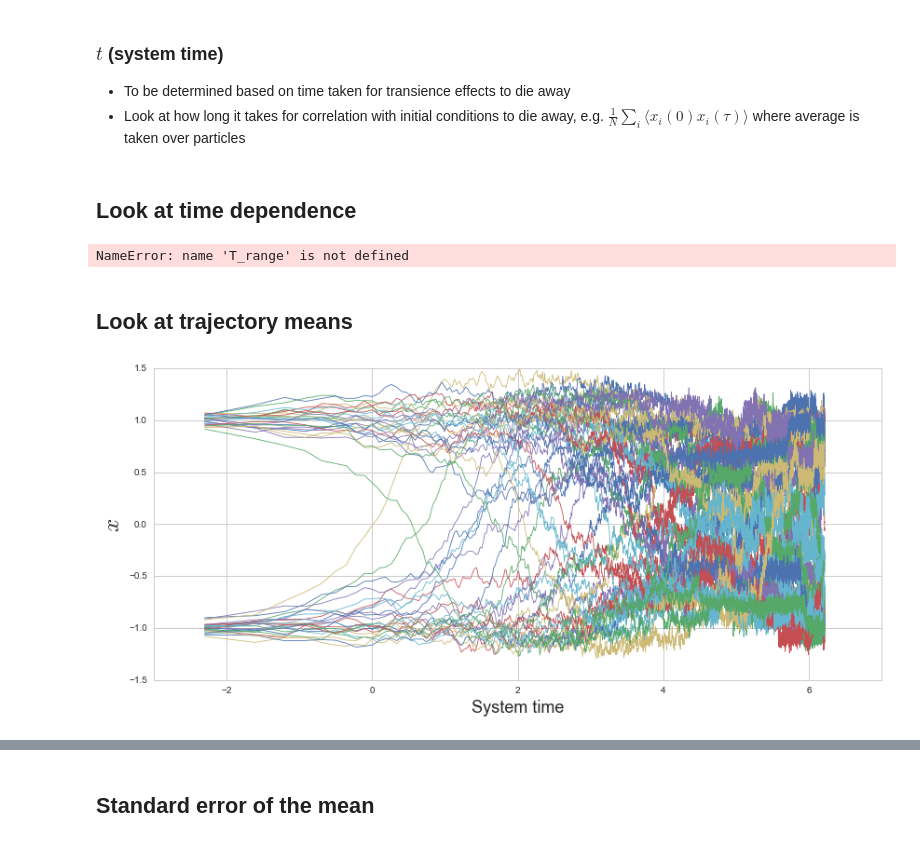
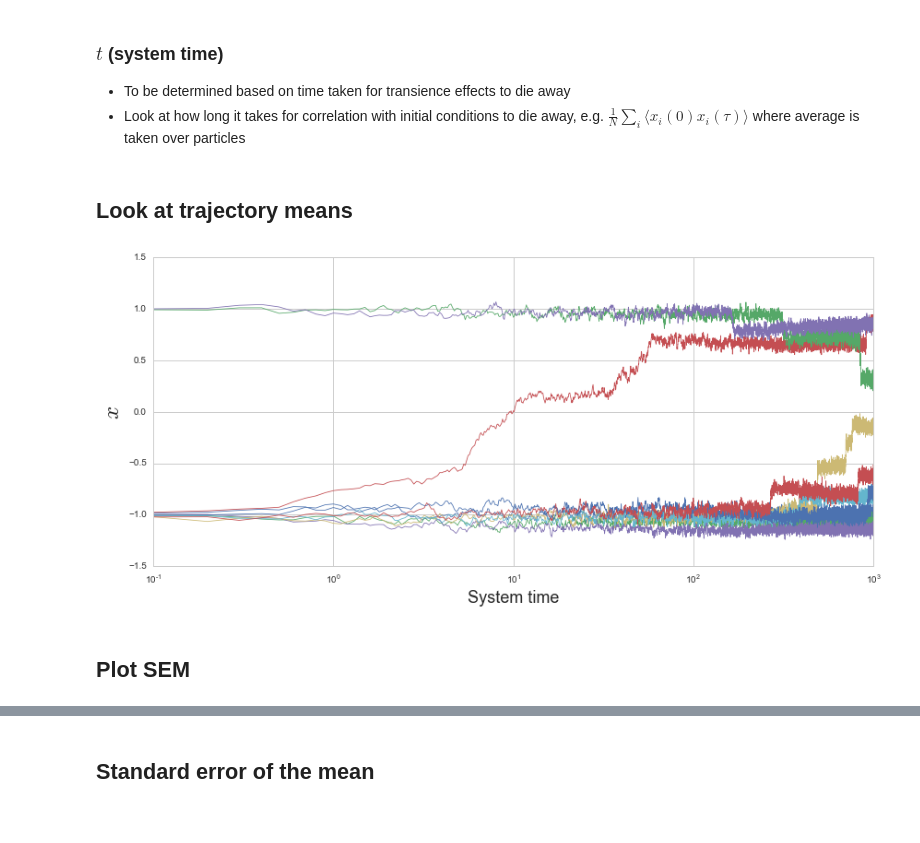
Before and after one commit to lanecodes/theoretical_modelling, a Jupyter notebook: theoretical_modelling.ipynb, the cells around one changed output, grey strips where cells are left out. Drawn from its saved outputs; the diff is of its cells as text; code cells hidden in the pictures.

```diff
--- a/theoretical_modelling.ipynb
+++ b/theoretical_modelling.ipynb
@@ -15,11 +15,15 @@ import h5py
 # %%
-def function_plot(X,Y,title,xlabel,ylabel):
+def function_plot(X,Y,title,xlabel,ylabel,log_x):
 
     matplotlib.rcParams.update({'font.size': 22})
 
     fig = plt.figure(figsize=(14,6))
 
-    plt.plot(X,Y,linewidth=.8);
+    if log_x == True:
+        plt.semilogx(X,Y,linewidth=.8)
+    else:
+        plt.plot(X,Y,linewidth=.8);
+
     plt.title(title)
     plt.xlabel(xlabel, fontsize = 18)
     plt.ylabel(ylabel, fontsize = 25)
@@ -99,17 +102,4 @@ jamp_info={'jampmin': 0, 'jampmax': 1, 'jampint':0.1}
 #dbase_path= '/home/k1455023/CANES/theoretical_modelling/dbase'
 dbase_path = '/run/media/k1455023/2842-168F/theoretical_modelling/dbase'
 # %%
-exp = st.Experiment(dbase_path,p,Tinfo,jamp_info,No_Jruns=2,save_ival=10)
+exp = st.Experiment(dbase_path,p,Tinfo,jamp_info,No_Jruns=10,save_ival=10)
-# %% [markdown]
-## Look at time dependence
-# %%
-j=1
-
-timesVStemp = pd.DataFrame(columns=('Gaussian', 'LNA'))
-
-for T in T_range:
-    p={'T' : T,'J' : j,'N' : n,'dt' : delta,'t' : time,'R' : replicas,'x0': x0amp,'e':eta}
-    e = Experiment(dbase_path,p)
-    timesVStemp.loc[str(T)]=[e.Gaussian.getRunDur(),e.LNA.getRunDur()]
-# %% [output]
-NameError: name 'T_range' is not defined
@@ -118,17 +106,22 @@ timesVStemp.plot()
 # %% [markdown]
 ## Look at trajectory means
 # %%
-def show_timeseries(e,T,jamp,run,method,max_timestep):
-    Tindex = np.where(e.Tarray==T)[0][0]
-    jampindex = np.where(e.jamparray==jamp)[0][0]
+def show_timeseries(e,T,jamp,run,method,sample_size):
+    Tindex = np.where(np.around(e.Tarray,2)==T)[0][0]
+    jampindex = np.where(np.around(e.jamparray,1)==jamp)[0][0]
+
+
+    samp = np.random.choice(e.p['N'],sample_size,replace=False)
 
     a = e.runs[run].simulations[Tindex][jampindex].getMean(method)
     times = e.times
-    function_plot(np.log(times[:max_timestep]),np.transpose(a[:,:max_timestep]),'','System time',r'$x$')
+    function_plot(times,np.transpose(a[samp,:]),'','System time',r'$x$',log_x=True)
 
     #fig = plt.figure(figsize=(14,6))
     #plt.plot(np.transpose(a),xdata=times,linewidth=.8);
-interact(show_timeseries,e=fixed(exp),T=(0.01,0.10,0.01),jamp=(0,1,0.1),run=(0,1,1),
-         method=['G','L','D'],max_timestep=(10,10000,10))
+interact(show_timeseries,e=fixed(exp),T=(0.01,0.10,0.01),jamp=(0,1,0.1),run=(0,9,1),
+         method=['G','L','D'],sample_size=(0,50,5))
 # %% [output]
-[figure, old version]
+[figure, new version]
+# %% [markdown]
+## Plot SEM
```
Also changed, not shown: parts of 13 cells of this notebook, 1 other file.
